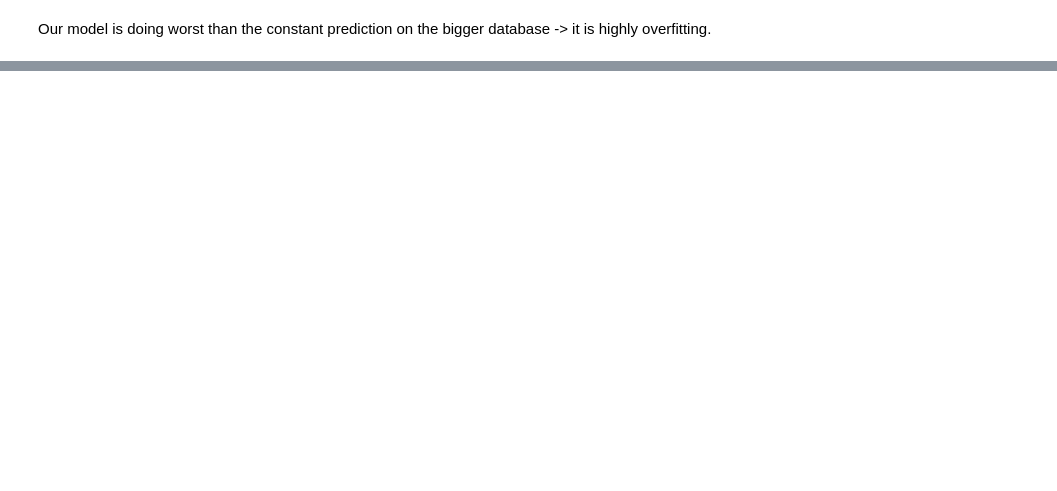
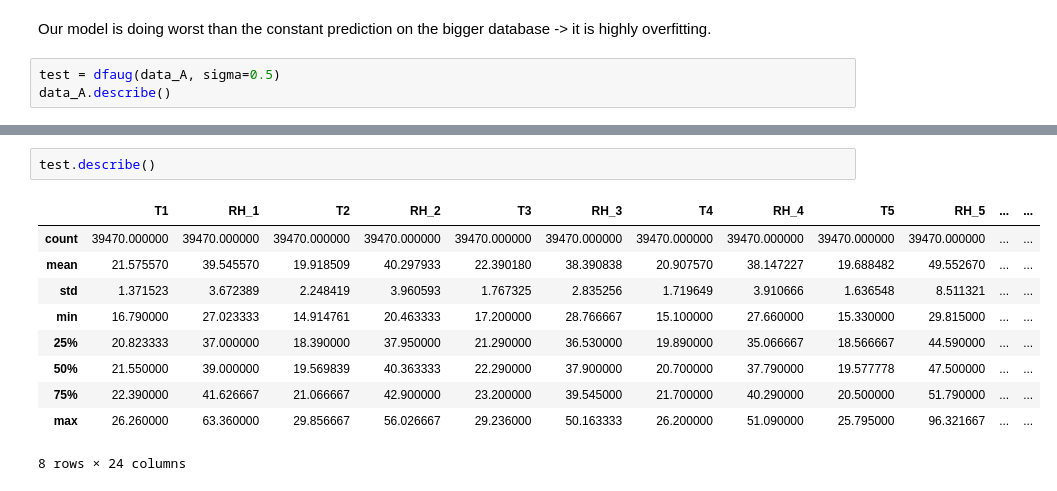
Before and after one commit to fdesmond/seme-ts, a Jupyter notebook: energy.ipynb, the cells around one changed output, grey strips where cells are left out. Drawn from its saved outputs; the diff is of its cells as text; blank space fills up the shorter version.

```diff
--- a/energy.ipynb
+++ b/energy.ipynb
@@ -192,2 +198,5 @@ rf_B.score(xtest_A, ytest_A)
 # %% [markdown]
 Our model is doing worst than the constant prediction on the bigger database -> it is highly overfitting.
+# %%
+test = dfaug(data_A, sigma=0.5)
+data_A.describe()
@@ -193,0 +214,13 @@ Our model is doing worst than the constant prediction on the bigger database ->
+# %%
+test.describe()
+# %% [output]
+|  | T1 | RH_1 | T2 | RH_2 | T3 | RH_3 | T4 | RH_4 | T5 | RH_5 | ... | ... |
+| count | 39470.000000 | 39470.000000 | 39470.000000 | 39470.000000 | 39470.000000 | 39470.000000 | 39470.000000 | 39470.000000 | 39470.000000 | 39470.000000 | ... | ... |
+| mean | 21.575570 | 39.545570 | 19.918509 | 40.297933 | 22.390180 | 38.390838 | 20.907570 | 38.147227 | 19.688482 | 49.552670 | ... | ... |
+| std | 1.371523 | 3.672389 | 2.248419 | 3.960593 | 1.767325 | 2.835256 | 1.719649 | 3.910666 | 1.636548 | 8.511321 | ... | ... |
+| min | 16.790000 | 27.023333 | 14.914761 | 20.463333 | 17.200000 | 28.766667 | 15.100000 | 27.660000 | 15.330000 | 29.815000 | ... | ... |
+| 25% | 20.823333 | 37.000000 | 18.390000 | 37.950000 | 21.290000 | 36.530000 | 19.890000 | 35.066667 | 18.566667 | 44.590000 | ... | ... |
+| 50% | 21.550000 | 39.000000 | 19.569839 | 40.363333 | 22.290000 | 37.900000 | 20.700000 | 37.790000 | 19.577778 | 47.500000 | ... | ... |
+| 75% | 22.390000 | 41.626667 | 21.066667 | 42.900000 | 23.200000 | 39.545000 | 21.700000 | 40.290000 | 20.500000 | 51.790000 | ... | ... |
+| max | 26.260000 | 63.360000 | 29.856667 | 56.026667 | 29.236000 | 50.163333 | 26.200000 | 51.090000 | 25.795000 | 96.321667 | ... | ... |
+8 rows × 24 columns
```
Also changed, not shown: parts of 16 cells of this notebook.
